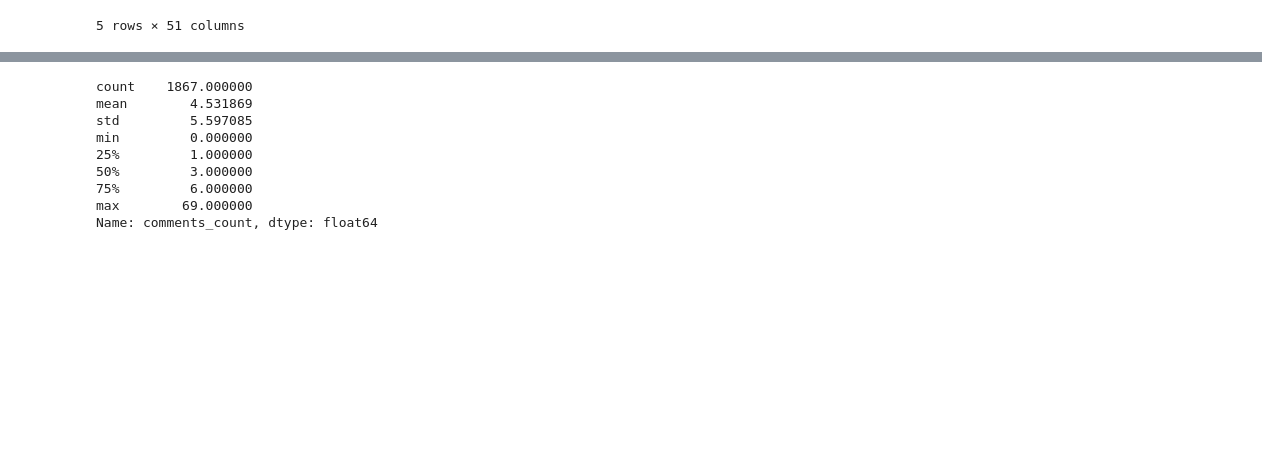
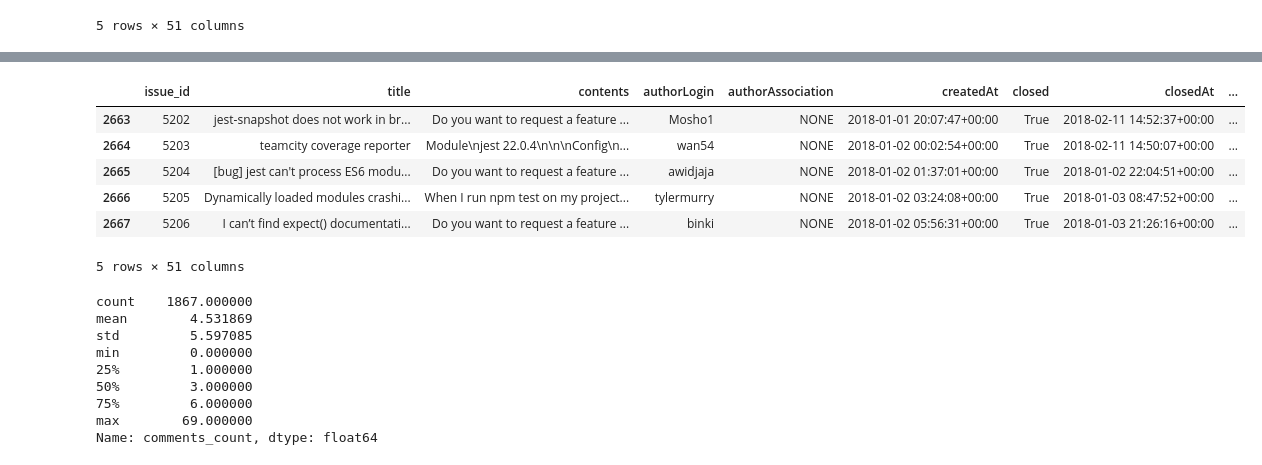
Before and after one commit to nongnoochr/github_js_testing_frameworks, a Jupyter notebook: EDA_repo_issues_jest.ipynb, the cells around one changed output, grey strips where cells are left out. Drawn from its saved outputs; the diff is of its cells as text; code cells hidden in the pictures; blank space fills up the shorter version.

```diff
--- a/EDA_repo_issues_jest.ipynb
+++ b/EDA_repo_issues_jest.ipynb
@@ -527,3 +548,13 @@ df_closed_3_days_bugs[df_closed_3_days_bugs['comments_count'] <= 3].head()
+# %%
+df_2_years.head()
+# %% [output]
+|  | issue_id | title | contents | authorLogin | authorAssociation | createdAt | closed | closedAt | ... |
+| 2663 | 5202 | jest-snapshot does not work in br... | Do you want to request a feature ... | Mosho1 | NONE | 2018-01-01 20:07:47+00:00 | True | 2018-02-11 14:52:37+00:00 | ... |
+| 2664 | 5203 | teamcity coverage reporter | Module\njest 22.0.4\n\n\nConfig\n... | wan54 | NONE | 2018-01-02 00:02:54+00:00 | True | 2018-02-11 14:50:07+00:00 | ... |
+| 2665 | 5204 | [bug] jest can't process ES6 modu... | Do you want to request a feature ... | awidjaja | NONE | 2018-01-02 01:37:01+00:00 | True | 2018-01-02 22:04:51+00:00 | ... |
+| 2666 | 5205 | Dynamically loaded modules crashi... | When I run npm test on my project... | tylermurry | NONE | 2018-01-02 03:24:08+00:00 | True | 2018-01-03 08:47:52+00:00 | ... |
+| 2667 | 5206 | I can’t find expect() documentati... | Do you want to request a feature ... | binki | NONE | 2018-01-02 05:56:31+00:00 | True | 2018-01-03 21:26:16+00:00 | ... |
+5 rows × 51 columns
 # %%
 df_2_years['comments_count'].describe()
 # %% [output]
```
Also changed, not shown: parts of 1 cell of this notebook.
